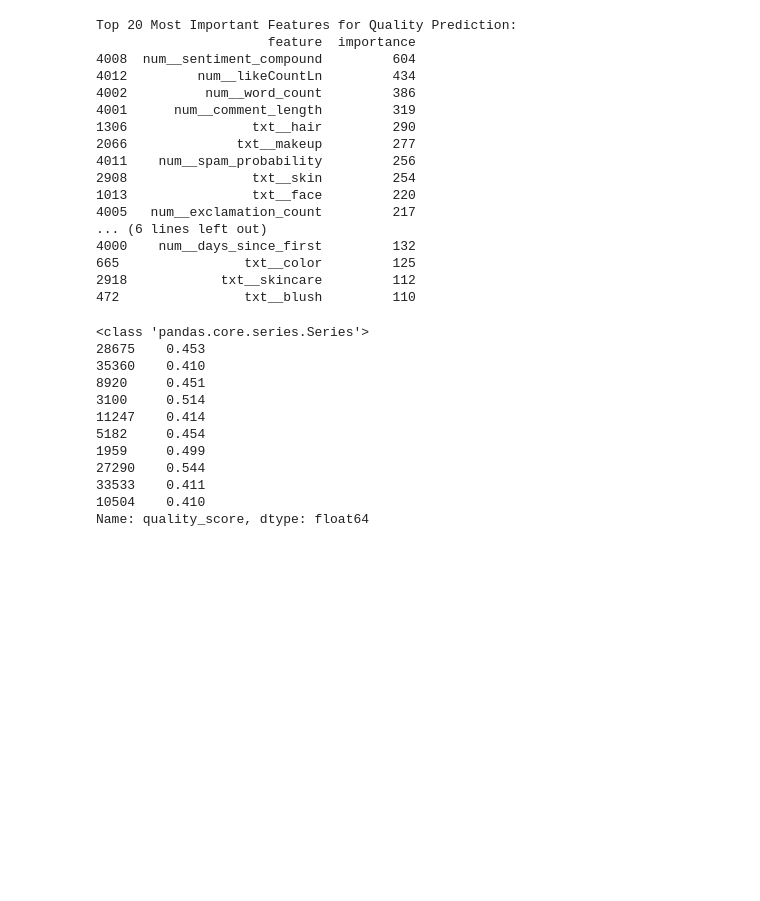
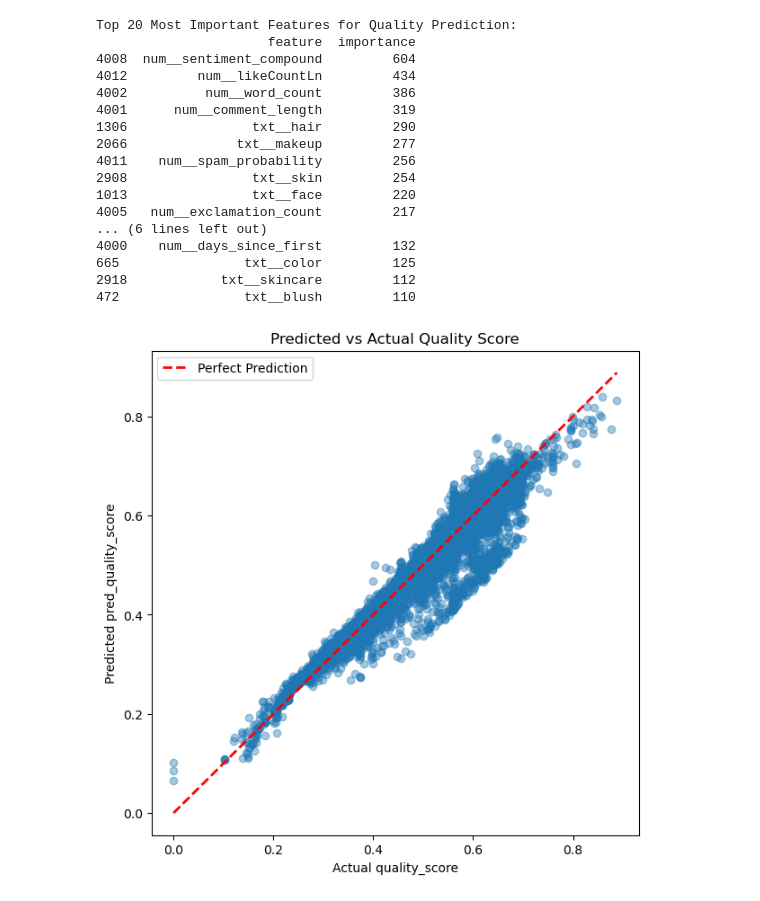
Before and after one commit to wche0224/GPTWarriors_FirstSubmission_Datathon2025, a Jupyter notebook: commentWeiXuan.ipynb, the cells around one changed output. Cells and saved outputs as stored; diff of their text form; code cells hidden in the pictures; blank space fills up the shorter version.

Commit message:
scatter plot visualisation added

```diff
--- a/commentWeiXuan.ipynb
+++ b/commentWeiXuan.ipynb
@@ -353,19 +354,19 @@ Top 20 Most Important Features for Quality Prediction:
 665                txt__color         125
 2918            txt__skincare         112
 472                txt__blush         110
-# %%
-print(type(y_train))
-print(y_train[:10])
-# %% [output]
-<class 'pandas.core.series.Series'>
-28675    0.453
-35360    0.410
-8920     0.451
-3100     0.514
-11247    0.414
-5182     0.454
-1959     0.499
-27290    0.544
-33533    0.411
-10504    0.410
-Name: quality_score, dtype: float64
+# %%
+
+plt.figure(figsize=(7,7))
+plt.scatter(total_df["quality_score"], total_df["pred_quality_score"], alpha=0.4)
+plt.plot(
+    [total_df["quality_score"].min(), total_df["quality_score"].max()],
+    [total_df["quality_score"].min(), total_df["quality_score"].max()],
+    'r--', lw=2, label="Perfect Prediction"
+)
+plt.xlabel("Actual quality_score")
+plt.ylabel("Predicted pred_quality_score")
+plt.title("Predicted vs Actual Quality Score")
+plt.legend()
+plt.show()
+# %% [output]
+[figure, added]
```
Also changed, not shown: parts of 2 cells of this notebook.
